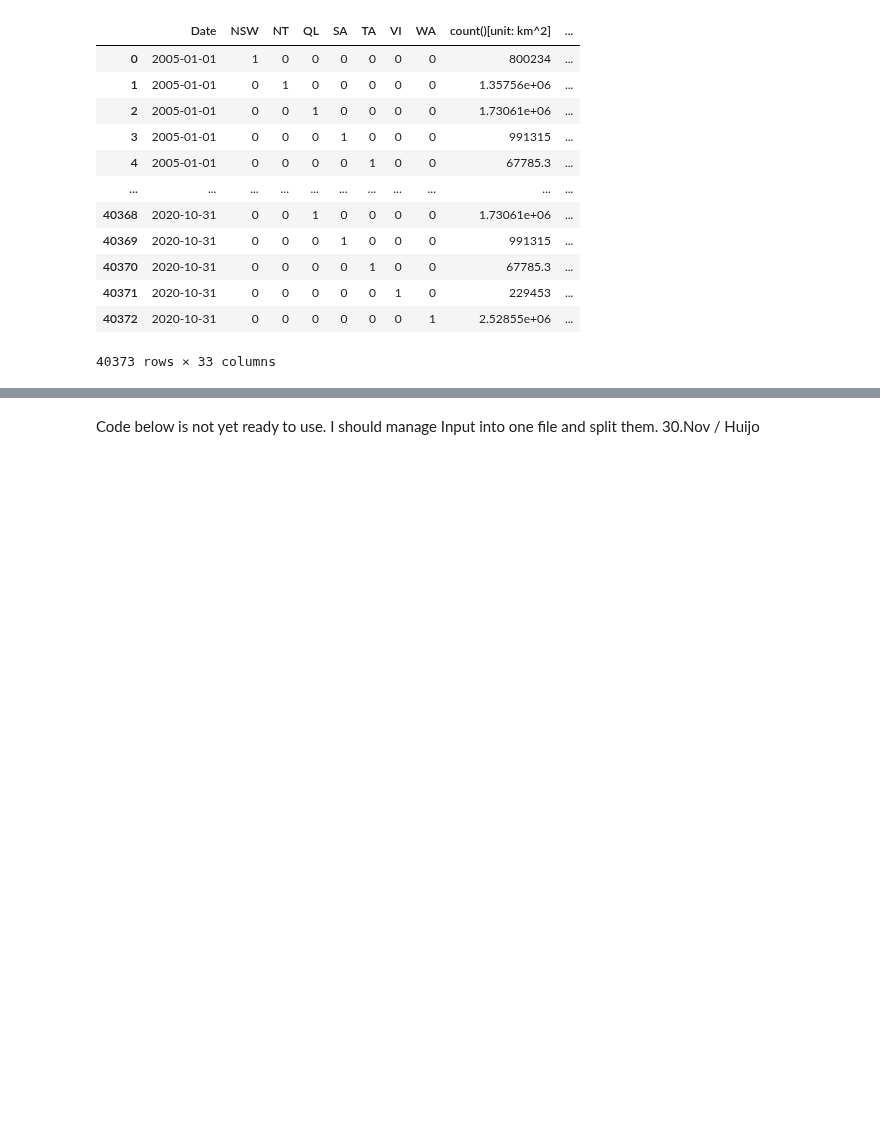
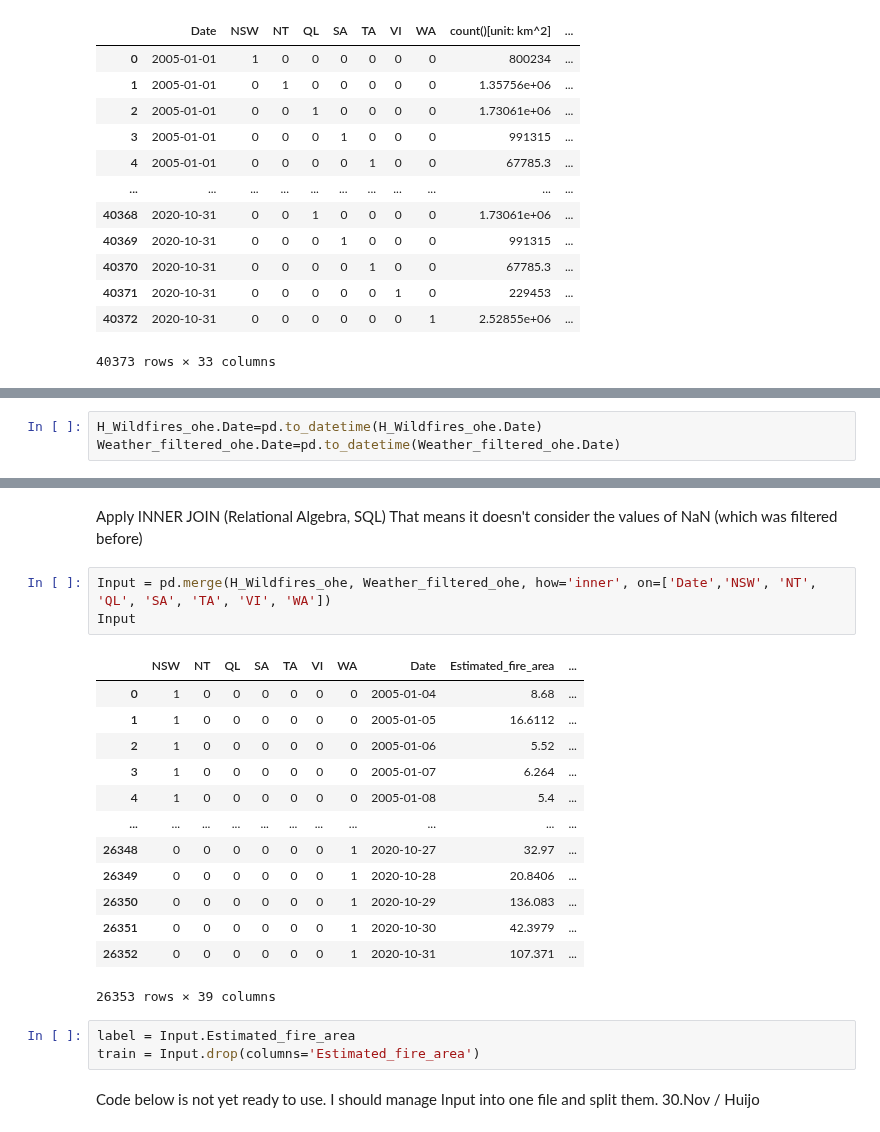
Before and after one commit to ccomkhj/Spot-Challenge-Wildfires, a Jupyter notebook: main/data_process.ipynb, the cells around one changed output, grey strips where cells are left out. Saved outputs shown, nothing was run; the diff lists cells and outputs as text; blank space fills up the shorter version.

```diff
--- a/main/data_process.ipynb
+++ b/main/data_process.ipynb
@@ -927,0 +947,3 @@ Weather_filtered_ohe
+# %%
+H_Wildfires_ohe.Date=pd.to_datetime(H_Wildfires_ohe.Date)
+Weather_filtered_ohe.Date=pd.to_datetime(Weather_filtered_ohe.Date)
@@ -928,3 +954,26 @@ Weather_filtered_ohe
+# %% [markdown]
+Apply INNER JOIN (Relational Algebra, SQL)
+That means it doesn't consider the values of NaN (which was filtered before)
+# %%
+Input = pd.merge(H_Wildfires_ohe, Weather_filtered_ohe, how='inner', on=['Date','NSW', 'NT', 'QL', 'SA', 'TA', 'VI', 'WA'])
+Input
+# %% [output]
+|  | NSW | NT | QL | SA | TA | VI | WA | Date | Estimated_fire_area | ... |
+| 0 | 1 | 0 | 0 | 0 | 0 | 0 | 0 | 2005-01-04 | 8.68 | ... |
+| 1 | 1 | 0 | 0 | 0 | 0 | 0 | 0 | 2005-01-05 | 16.6112 | ... |
+| 2 | 1 | 0 | 0 | 0 | 0 | 0 | 0 | 2005-01-06 | 5.52 | ... |
+| 3 | 1 | 0 | 0 | 0 | 0 | 0 | 0 | 2005-01-07 | 6.264 | ... |
+| 4 | 1 | 0 | 0 | 0 | 0 | 0 | 0 | 2005-01-08 | 5.4 | ... |
+| ... | ... | ... | ... | ... | ... | ... | ... | ... | ... | ... |
+| 26348 | 0 | 0 | 0 | 0 | 0 | 0 | 1 | 2020-10-27 | 32.97 | ... |
+| 26349 | 0 | 0 | 0 | 0 | 0 | 0 | 1 | 2020-10-28 | 20.8406 | ... |
+| 26350 | 0 | 0 | 0 | 0 | 0 | 0 | 1 | 2020-10-29 | 136.083 | ... |
+| 26351 | 0 | 0 | 0 | 0 | 0 | 0 | 1 | 2020-10-30 | 42.3979 | ... |
+| 26352 | 0 | 0 | 0 | 0 | 0 | 0 | 1 | 2020-10-31 | 107.371 | ... |
+26353 rows × 39 columns
+# %%
+label = Input.Estimated_fire_area
+train = Input.drop(columns='Estimated_fire_area')
 # %% [markdown]
 Code below is not yet ready to use.
 I should manage Input into one file and split them. 30.Nov / Huijo
```
Also changed, not shown: parts of 8 cells of this notebook.
